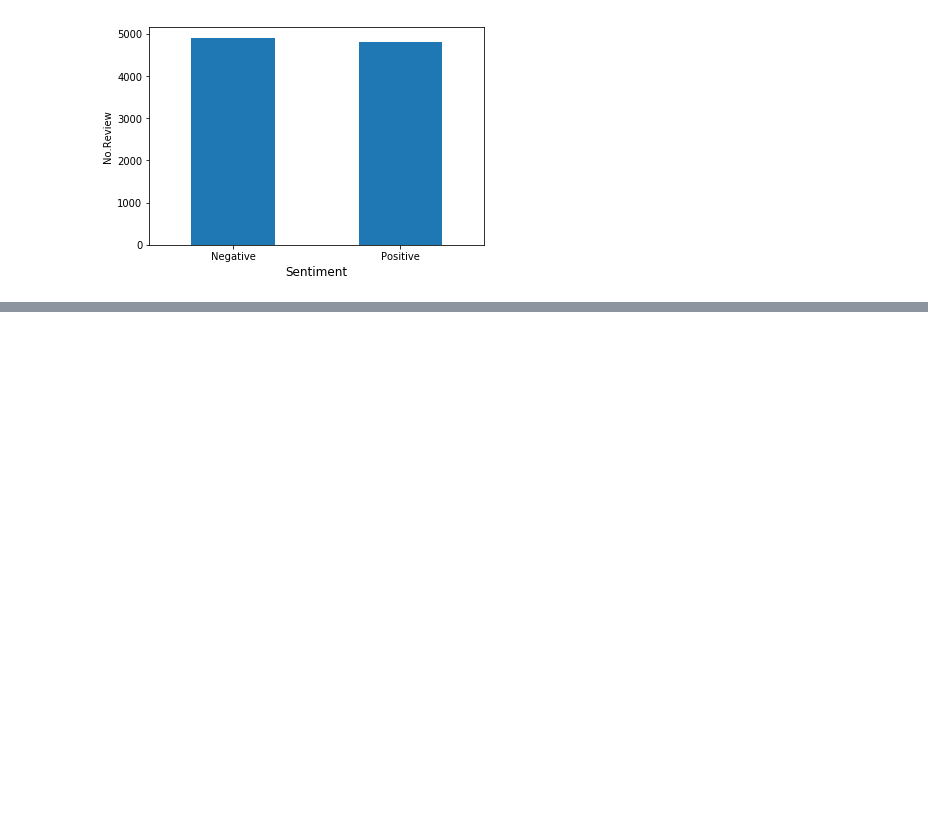
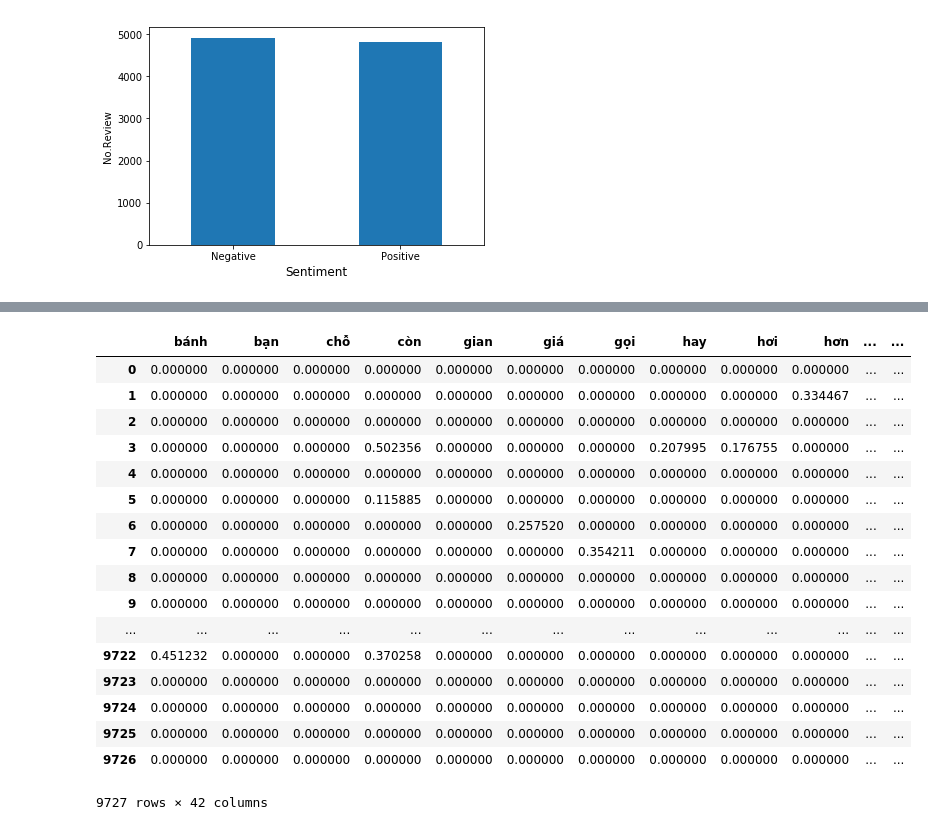
Before and after one commit to legiaquy/Foody, a Jupyter notebook: foody.ipynb, the cells around one changed output, grey strips where cells are left out. Cells and saved outputs as stored; diff of their text form; code cells hidden in the pictures; blank space fills up the shorter version.

```diff
--- a/foody.ipynb
+++ b/foody.ipynb
@@ -228 +216,37 @@ df
+# %%
+# Feature extraction
+from sklearn.feature_extraction.text import TfidfVectorizer
+# ML Model
+from sklearn.svm import SVC
+from sklearn.ensemble import RandomForestClassifier, VotingClassifier
+from sklearn.linear_model import LogisticRegression
+from sklearn.utils.multiclass import unique_labels
+import seaborn as sns
+svm = SVC()
+
+reviews = df.Review
+labels = df.sentiment_id
+tfidf = TfidfVectorizer(min_df=0.1, max_df=0.9, ngram_range=(1,1))
+features = pd.DataFrame(tfidf.fit_transform(reviews).toarray())
+features.columns = tfidf.get_feature_names()
+features
+# %% [output]
+|  | bánh | bạn | chỗ | còn | gian | giá | gọi | hay | hơi | hơn | ... | ... |
+| 0 | 0.000000 | 0.000000 | 0.000000 | 0.000000 | 0.000000 | 0.000000 | 0.000000 | 0.000000 | 0.000000 | 0.000000 | ... | ... |
+| 1 | 0.000000 | 0.000000 | 0.000000 | 0.000000 | 0.000000 | 0.000000 | 0.000000 | 0.000000 | 0.000000 | 0.334467 | ... | ... |
+| 2 | 0.000000 | 0.000000 | 0.000000 | 0.000000 | 0.000000 | 0.000000 | 0.000000 | 0.000000 | 0.000000 | 0.000000 | ... | ... |
+| 3 | 0.000000 | 0.000000 | 0.000000 | 0.502356 | 0.000000 | 0.000000 | 0.000000 | 0.207995 | 0.176755 | 0.000000 | ... | ... |
+| 4 | 0.000000 | 0.000000 | 0.000000 | 0.000000 | 0.000000 | 0.000000 | 0.000000 | 0.000000 | 0.000000 | 0.000000 | ... | ... |
+| 5 | 0.000000 | 0.000000 | 0.000000 | 0.115885 | 0.000000 | 0.000000 | 0.000000 | 0.000000 | 0.000000 | 0.000000 | ... | ... |
+| 6 | 0.000000 | 0.000000 | 0.000000 | 0.000000 | 0.000000 | 0.257520 | 0.000000 | 0.000000 | 0.000000 | 0.000000 | ... | ... |
+| 7 | 0.000000 | 0.000000 | 0.000000 | 0.000000 | 0.000000 | 0.000000 | 0.354211 | 0.000000 | 0.000000 | 0.000000 | ... | ... |
+| 8 | 0.000000 | 0.000000 | 0.000000 | 0.000000 | 0.000000 | 0.000000 | 0.000000 | 0.000000 | 0.000000 | 0.000000 | ... | ... |
+| 9 | 0.000000 | 0.000000 | 0.000000 | 0.000000 | 0.000000 | 0.000000 | 0.000000 | 0.000000 | 0.000000 | 0.000000 | ... | ... |
+| ... | ... | ... | ... | ... | ... | ... | ... | ... | ... | ... | ... | ... |
+| 9722 | 0.451232 | 0.000000 | 0.000000 | 0.370258 | 0.000000 | 0.000000 | 0.000000 | 0.000000 | 0.000000 | 0.000000 | ... | ... |
+| 9723 | 0.000000 | 0.000000 | 0.000000 | 0.000000 | 0.000000 | 0.000000 | 0.000000 | 0.000000 | 0.000000 | 0.000000 | ... | ... |
+| 9724 | 0.000000 | 0.000000 | 0.000000 | 0.000000 | 0.000000 | 0.000000 | 0.000000 | 0.000000 | 0.000000 | 0.000000 | ... | ... |
+| 9725 | 0.000000 | 0.000000 | 0.000000 | 0.000000 | 0.000000 | 0.000000 | 0.000000 | 0.000000 | 0.000000 | 0.000000 | ... | ... |
+| 9726 | 0.000000 | 0.000000 | 0.000000 | 0.000000 | 0.000000 | 0.000000 | 0.000000 | 0.000000 | 0.000000 | 0.000000 | ... | ... |
+9727 rows × 42 columns
 # %%
```
Also changed, not shown: parts of 4 cells of this notebook.
